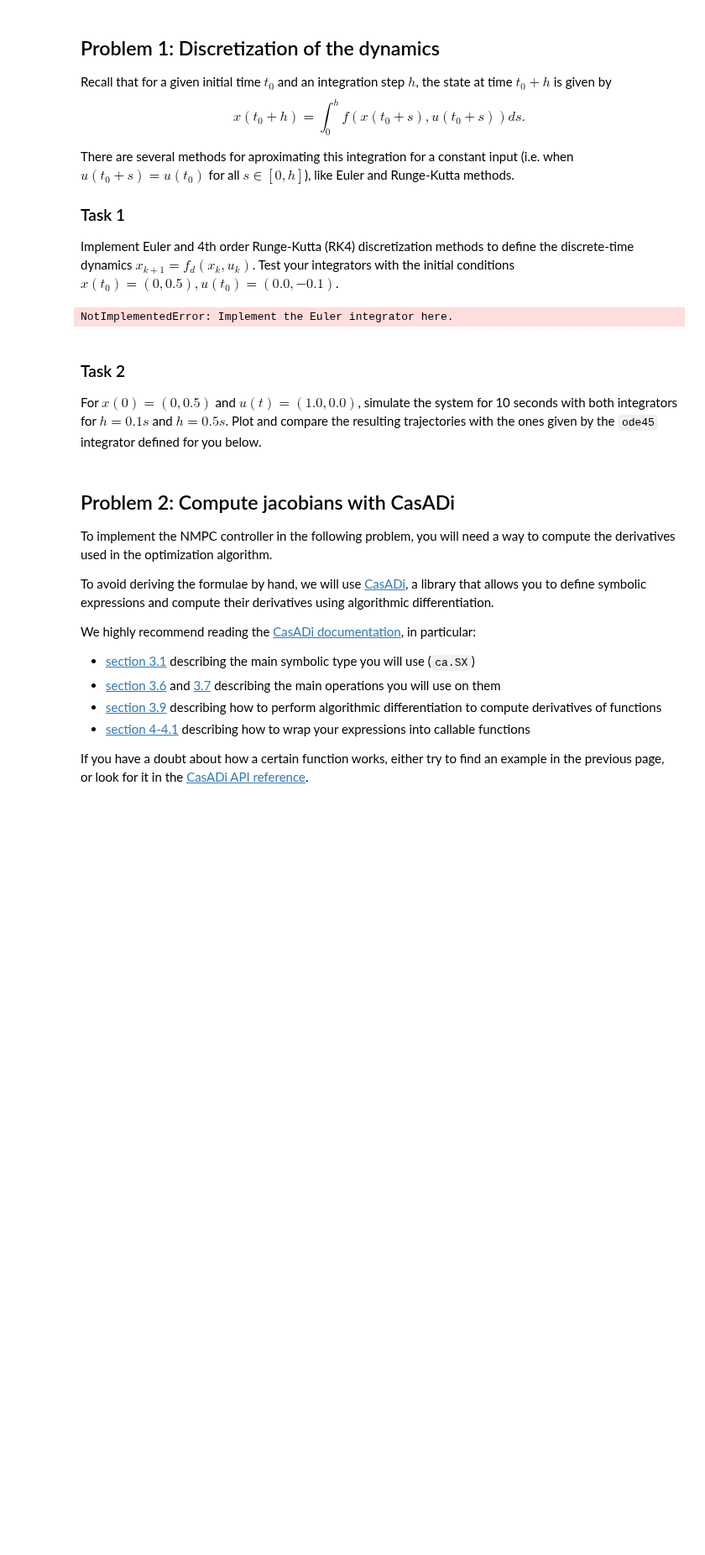
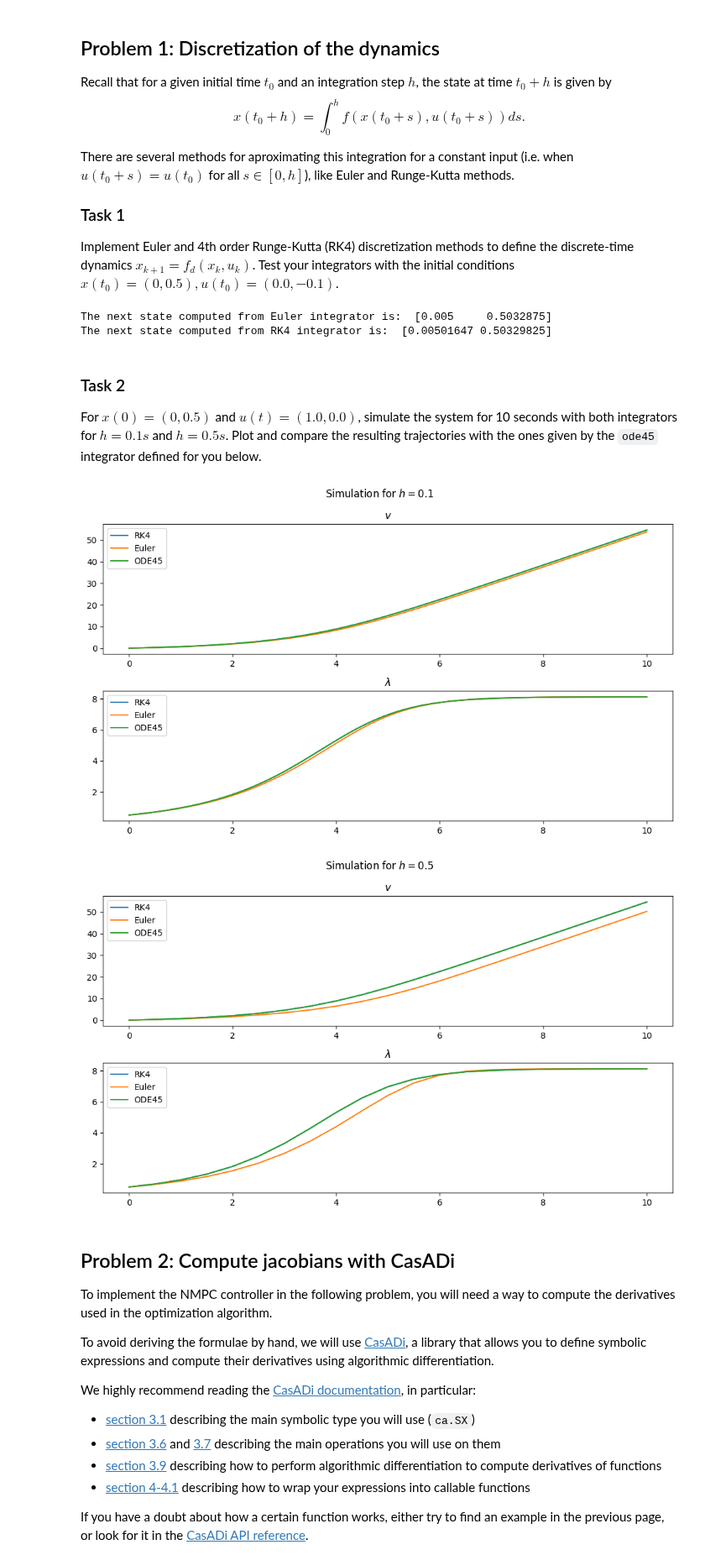
Before and after one commit to ujicrush/MPC-Course-EPFL, a Jupyter notebook: programming_exercises/exercise9_nmpc/ex9_nmpc.ipynb, the cells around one changed output. Shown at 84% size. Saved outputs shown, nothing was run; the diff lists cells and outputs as text; code cells hidden in the pictures; blank space fills up the shorter version.

```diff
--- a/programming_exercises/exercise9_nmpc/ex9_nmpc.ipynb
+++ b/programming_exercises/exercise9_nmpc/ex9_nmpc.ipynb
@@ -38,21 +38,24 @@ Implement Euler and 4th order Runge-Kutta (RK4) discretization methods to define
 Test your integrators with the initial conditions $x(t_0) = (0, 0.5), u(t_0) = (0.0, -0.1)$.
 # %%
 def f(x, u):
-    return np.array([x[1], 5 * u[0] - 6.6 * u[1] * x[1] - 0.01 * x[0] ** 3])
+    return np.array([x[1], 5 * u[0] - 6.6 * u[1] * x[1] - 0.01 * x[1] ** 3])
 
 
 def euler(f, x, u, h):
     # TODO: ------------------
 	# TODO: add your code here
-    return ...
+    return x + h * f(x, u)
 	# TODO: ------------------
 
 
 def rk4(f, x, u, h):
     # TODO: ------------------
 	# TODO: add your code here
-
-	return ...
+    k1 = f(x, u)
+    k2 = f(x + 0.5 * h * k1, u)
+    k3 = f(x + 0.5 * h * k2, u)
+    k4 = f(x + h * k3, u)
+    return x + h * (k1 / 6 + k2 / 3 + k3 / 3 + k4 / 6)
     # TODO: ------------------
 # %%
 x0 = np.array([0.0, 0.5])
@@ -61,7 +64,8 @@ h = 0.01
 print("The next state computed from Euler integrator is: ", euler(f, x0, u0, h))
 print("The next state computed from RK4 integrator is: ", rk4(f, x0, u0, h))
 # %% [output]
-NotImplementedError: Implement the Euler integrator here.
+The next state computed from Euler integrator is:  [0.005     0.5032875]
+The next state computed from RK4 integrator is:  [0.00501647 0.50329825]
 # %% [markdown]
 ### Task 2
 For $x(0)=(0,0.5)$ and $u(t)=(1.0,0.0)$, simulate the system for 10 seconds with both integrators for $h=0.1s$ and $h=0.5s$.
@@ -80,36 +84,39 @@ for h in [0.1, 0.5]:
     x_rk4 = np.zeros((Nsim + 1, 2))
     x_rk4[0] = x0
     x_ode45 = np.zeros((Nsim + 1, 2))
     x_ode45[0] = x0
     t = np.linspace(0, Tsim, Nsim + 1)
     for i in range(Nsim):
         # TODO: -------------------------------------
         # TODO: simulate one step with each integrator
-        x_rk4[i + 1] = ...
-        x_euler[i + 1] = ...
-        x_ode45[i + 1] = ...
+        x_rk4[i + 1] = rk4(f, x_rk4[i], u0, h)
+        x_euler[i + 1] = euler(f, x_euler[i], u0, h)
+        x_ode45[i + 1] = ode45(f, x_ode45[i], u0, h)
         # TODO: -------------------------------------
 
     plt.figure(figsize=(10, 6))
     plt.suptitle(rf"Simulation for $h = {h}$")
 
     plt.subplot(2, 1, 1)
     plt.title(r"$v$")
     plt.plot(t, x_rk4[:, 0], label="RK4")
     plt.plot(t, x_euler[:, 0], label="Euler")
     plt.plot(t, x_ode45[:, 0], label="ODE45")
     plt.legend()
 
     plt.subplot(2, 1, 2)
     plt.title(r"$\lambda$")
     plt.plot(t, x_rk4[:, 1], label="RK4")
     plt.plot(t, x_euler[:, 1], label="Euler")
     plt.plot(t, x_ode45[:, 1], label="ODE45")
     plt.legend()
 
     plt.tight_layout()
 
 plt.show()
+# %% [output]
+[figure, added]
+[figure, added]
 # %% [markdown]
 ## Problem 2: Compute jacobians with CasADi
 
```
Also changed, not shown: parts of 8 cells of this notebook.
